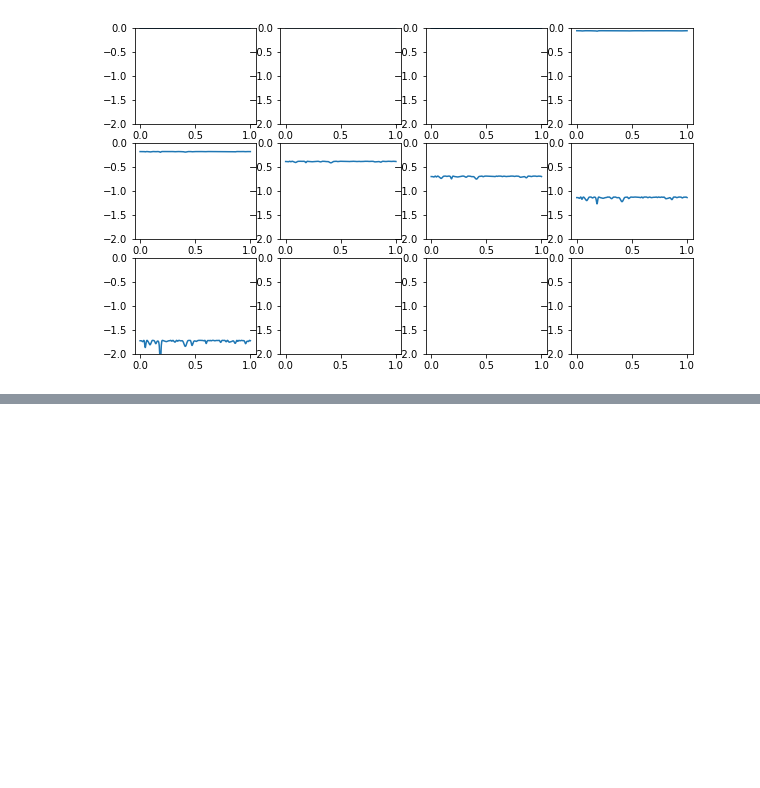
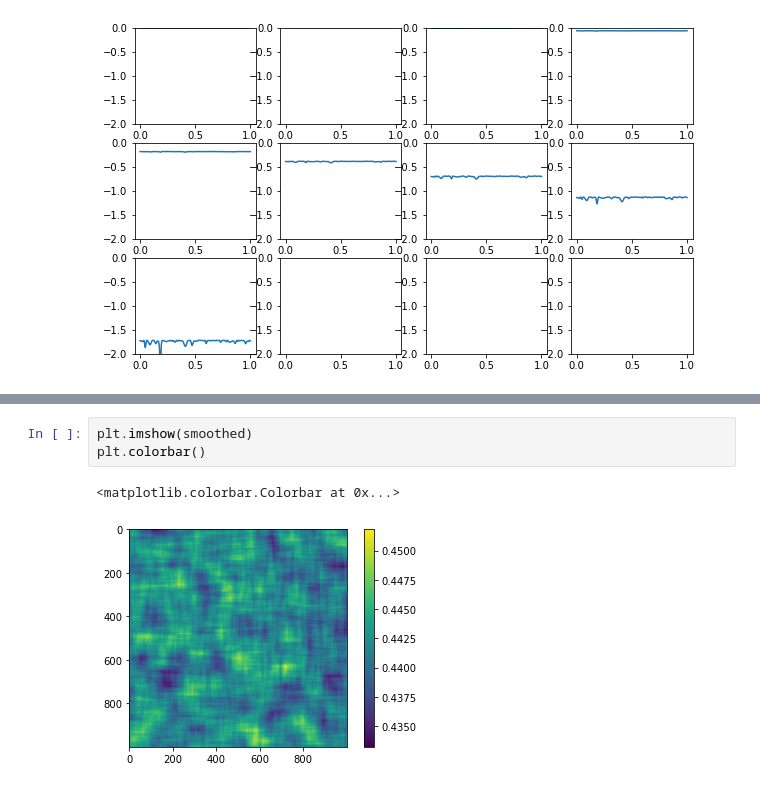
Before and after one commit to Julians42/AM205_Final_Project, a Jupyter notebook: Erode_1D.ipynb, the cells around one changed output, grey strips where cells are left out. Saved outputs shown, nothing was run; the diff lists cells and outputs as text; blank space fills up the shorter version.

```diff
--- a/Erode_1D.ipynb
+++ b/Erode_1D.ipynb
@@ -93,0 +130,6 @@ plt.plot(xs, ys)
+# %%
+plt.imshow(smoothed)
+plt.colorbar()
+# %% [output]
+<matplotlib.colorbar.Colorbar at 0x...>
+[figure, added]
```
Also changed, not shown: parts of 3 cells of this notebook, 2 other files.
